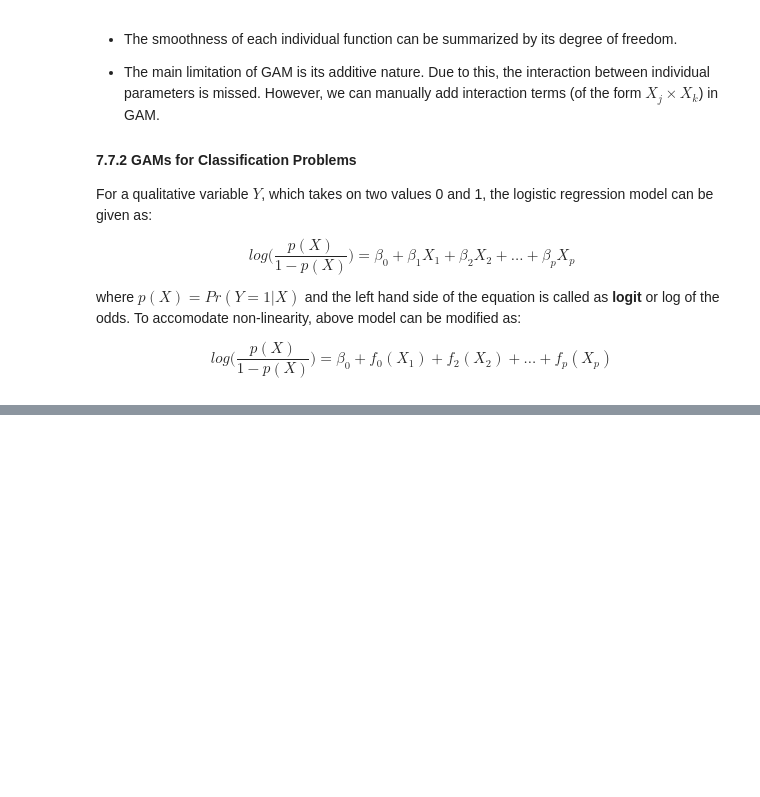
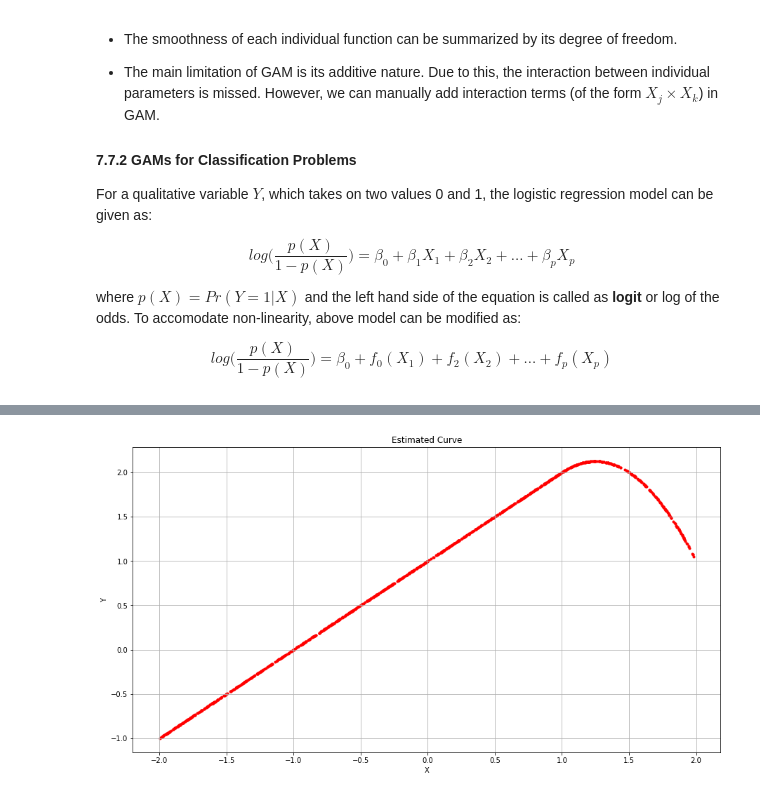
Before and after one commit to amitrajan012/Introduction-to-Statistical-Learning, a Jupyter notebook: Moving Beyond Linearity.ipynb, the cells around one changed output, grey strips where cells are left out. Cells and saved outputs as stored; diff of their text form; code cells hidden in the pictures; blank space fills up the shorter version.

```diff
--- a/Moving Beyond Linearity.ipynb
+++ b/Moving Beyond Linearity.ipynb
@@ -203,0 +305,24 @@ $$log\bigg( \frac{p(X)}{1-p(X)} \bigg) = \beta_0 + f_0(X_1) + f_2(X_2) + ... + f
+# %%
+import numpy as np
+import matplotlib.pyplot as plt
+
+def model(x):
+    if x < 1:
+        return 1+x
+    else:
+        return 1+x-2*((x-1)**2)
+
+X = np.random.uniform(low=-2.0, high=2.0, size=1000)
+vfunc = np.vectorize(model)
+Y = vfunc(X)
+
+fig = plt.figure(figsize=(15, 8))
+ax = fig.add_subplot(111)
+plt.scatter(X, Y, marker=".", color='r')
+ax.set_xlabel('X')
+ax.set_ylabel('Y')
+ax.set_title('Estimated Curve')
+plt.grid(b=True)
+plt.show()
+# %% [output]
+[figure, added]
```
Also changed, not shown: parts of 22 cells of this notebook.
